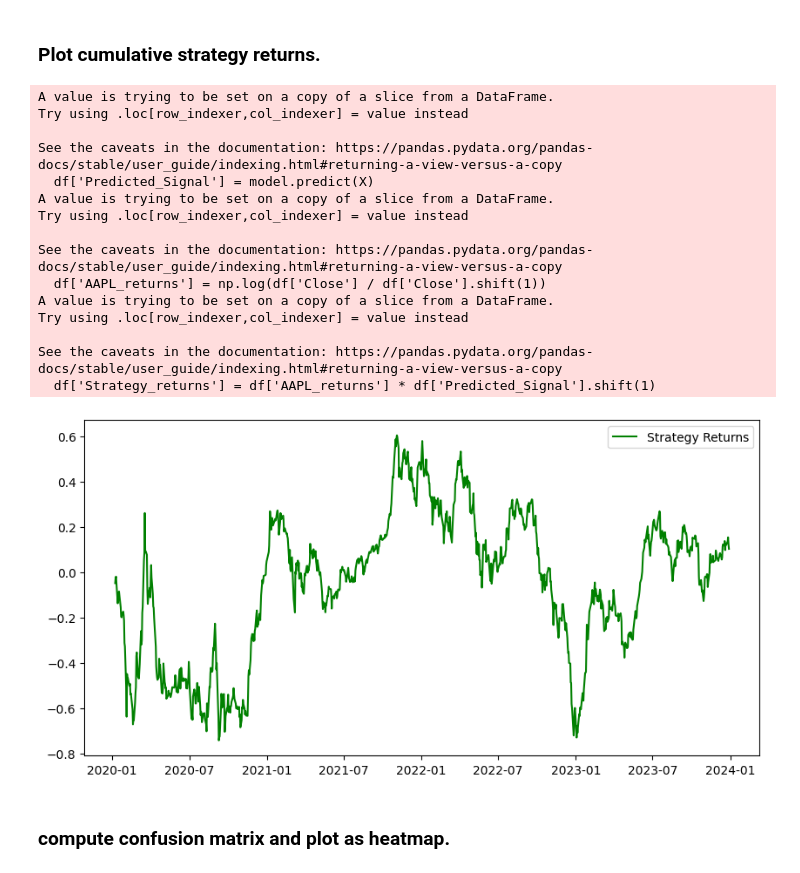
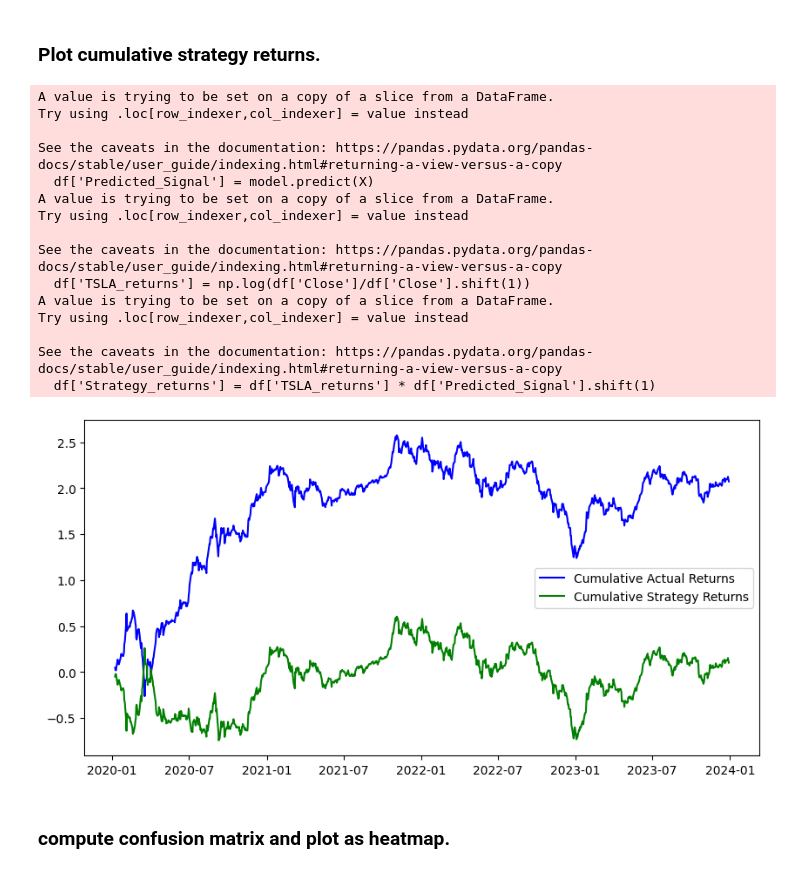
Before and after one commit to suman98/ml-task, a Jupyter notebook: assignmet-final.ipynb, the cells around one changed output. Cells and saved outputs as stored; diff of their text form; code cells hidden in the pictures.

```diff
--- a/assignmet-final.ipynb
+++ b/assignmet-final.ipynb
@@ -108,32 +109,49 @@ predicted = model.predict(X_test)
 # %% [markdown]
 ### Plot cumulative strategy returns.
 # %%
+# Calculate Predicted Signal
 df['Predicted_Signal'] = model.predict(X)
-df['AAPL_returns'] = np.log(df['Close'] / df['Close'].shift(1))
-Cumulative_AAPL_returns = np.cumsum(df[split:]['AAPL_returns'])
-df['Strategy_returns'] = df['AAPL_returns'] * df['Predicted_Signal'].shift(1)
+
+# Calculate AAPL Returns
+df['TSLA_returns'] = np.log(df['Close']/df['Close'].shift(1))
+
+# Calculate Cumulative AAPL Returns
+Cumulative_TSLA_returns = np.cumsum(df[split:]['TSLA_returns'])
+
+# Calculate Strategy Returns
+df['Strategy_returns'] = df['TSLA_returns'] * df['Predicted_Signal'].shift(1)
+
+# Calculate Cumulative Strategy Returns
 Cumulative_Strategy_returns = np.cumsum(df[split:]['Strategy_returns'])
-plt.figure(figsize=(10, 5))
-plt.plot(Cumulative_Strategy_returns, color='g', label='Strategy Returns')
+
+# Plotting
+plt.figure(figsize=(10,5))
+
+# Plot Cumulative AAPL Returns
+plt.plot(Cumulative_TSLA_returns, color='b', label='Cumulative Actual Returns')
+
+# Plot Cumulative Strategy Returns
+plt.plot(Cumulative_Strategy_returns, color='g', label='Cumulative Strategy Returns')
+
 plt.legend()
 plt.show()
 # %% [output]
 A value is trying to be set on a copy of a slice from a DataFrame.
 Try using .loc[row_indexer,col_indexer] = value instead
 
 See the caveats in the documentation: https://pandas.pydata.org/pandas-docs/stable/user_guide/indexing.html#returning-a-view-versus-a-copy
   df['Predicted_Signal'] = model.predict(X)
 A value is trying to be set on a copy of a slice from a DataFrame.
 Try using .loc[row_indexer,col_indexer] = value instead
 
 See the caveats in the documentation: https://pandas.pydata.org/pandas-docs/stable/user_guide/indexing.html#returning-a-view-versus-a-copy
-  df['AAPL_returns'] = np.log(df['Close'] / df['Close'].shift(1))
+  df['TSLA_returns'] = np.log(df['Close']/df['Close'].shift(1))
 A value is trying to be set on a copy of a slice from a DataFrame.
 Try using .loc[row_indexer,col_indexer] = value instead
 
 See the caveats in the documentation: https://pandas.pydata.org/pandas-docs/stable/user_guide/indexing.html#returning-a-view-versus-a-copy
-  df['Strategy_returns'] = df['AAPL_returns'] * df['Predicted_Signal'].shift(1)
+  df['Strategy_returns'] = df['TSLA_returns'] * df['Predicted_Signal'].shift(1)
-[figure, old version]
+[figure, new version]
 # %% [markdown]
 ### compute confusion matrix and plot as heatmap.
 # %%
```
Also changed, not shown: parts of 2 cells of this notebook, 2 other files.
